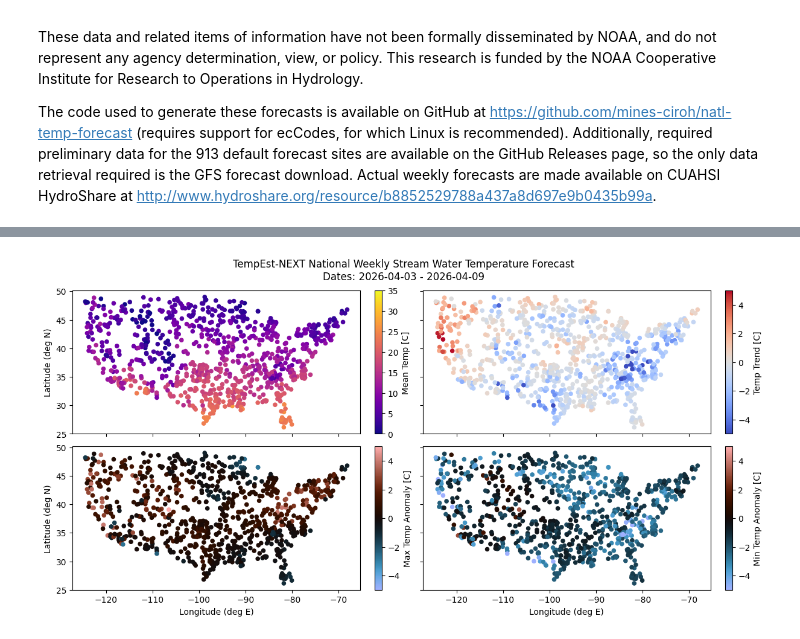
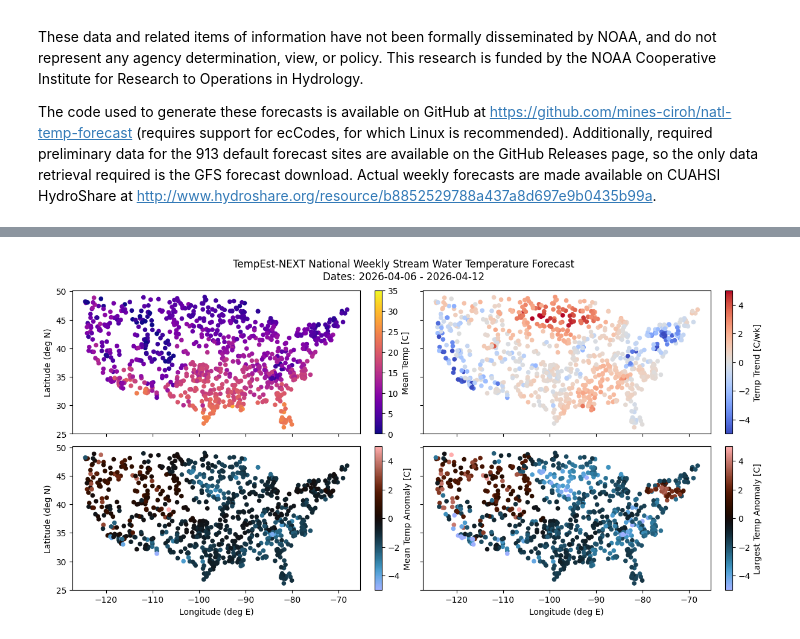
Before and after one commit to mines-ciroh/natl-temp-forecast, a Jupyter notebook: forecast.ipynb, the cells around one changed output, grey strips where cells are left out. Saved outputs shown, nothing was run; the diff lists cells and outputs as text; code cells hidden in the pictures.

```diff
--- a/forecast.ipynb
+++ b/forecast.ipynb
@@ -208,32 +220,39 @@ The code used to generate these forecasts is available on GitHub at https://gith
 # %%
+def signed_max_abs(series):
+    # Find the largest absolute value, preserving sign
+    mx = series.max()
+    mn = series.min()
+    if abs(mx) >= abs(mn):
+        return mx
+    return mn
 fig, axes = plt.subplots(2, 2, sharex=True, sharey=True, figsize=(12, 6), layout='compressed')
 (forecast.groupby('id')[['lat', 'lon', 'prediction']].mean().
     rename(columns={'prediction': 'Mean Temp [C]'}).
     plot.scatter(
     x='lon', y='lat', c='Mean Temp [C]',
         cmap='plasma', vmin=0, vmax=35, ax=axes[0, 0],
     ylabel='Latitude (deg N)', xlabel='Longitude (deg E)'))
-(forecast.groupby('id').agg({'lat': 'mean', 'lon': 'mean', 'anomaly': 'max'}).
-    rename(columns={'anomaly': 'Max Temp Anomaly [C]'}).
+(forecast.groupby('id').agg({'lat': 'mean', 'lon': 'mean', 'anomaly': 'mean'}).
+    rename(columns={'anomaly': 'Mean Temp Anomaly [C]'}).
     plot.scatter(
-    x='lon', y='lat', c='Max Temp Anomaly [C]',
+    x='lon', y='lat', c='Mean Temp Anomaly [C]',
         cmap='berlin', vmin=-5, vmax=5, ax=axes[1, 0],
     ylabel='Latitude (deg N)', xlabel='Longitude (deg E)'))
-(forecast.groupby('id').agg({'lat': 'mean', 'lon': 'mean', 'anomaly': 'min'}).
-    rename(columns={'anomaly': 'Min Temp Anomaly [C]'}).
+(forecast.groupby('id').agg({'lat': 'mean', 'lon': 'mean', 'anomaly': signed_max_abs}).
+    rename(columns={'anomaly': 'Largest Temp Anomaly [C]'}).
     plot.scatter(
-    x='lon', y='lat', c='Min Temp Anomaly [C]',
+    x='lon', y='lat', c='Largest Temp Anomaly [C]',
         cmap='berlin', vmin=-5, vmax=5, ax=axes[1, 1],
     ylabel='Latitude (deg N)', xlabel='Longitude (deg E)'))
 # Compute weekly *trend*
 start = forecast.loc[forecast['date'] == forecast['date'].min()].set_index('id')
 end = forecast.loc[forecast['date'] == forecast['date'].max()].set_index('id')
-start.loc[:, 'Temp Trend [C]'] = end['prediction'] - start['prediction']
-start.plot.scatter(x='lon', y='lat', c='Temp Trend [C]',
+start.loc[:, 'Temp Trend [C/wk]'] = end['prediction'] - start['prediction']
+start.plot.scatter(x='lon', y='lat', c='Temp Trend [C/wk]',
         cmap='coolwarm', vmin=-5, vmax=5, ax=axes[0, 1],
     ylabel='Latitude (deg N)', xlabel='Longitude (deg E)')
 fig.suptitle(f'''TempEst-NEXT National Weekly Stream Water Temperature Forecast
 Dates: {forecast['date'].min().date()} - {forecast['date'].max().date()}''')
 fig.savefig(dirs[5] + f'ForecastPlot_{today}.png', dpi=300)
 # %% [output]
-[figure, old version]
+[figure, new version]
```
Also changed, not shown: parts of 2 cells of this notebook, 1 other file.
